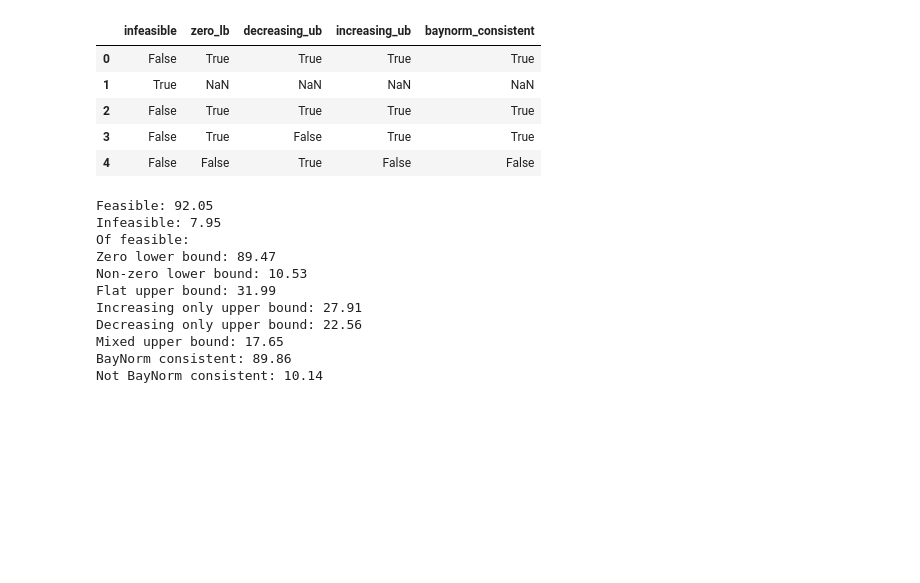
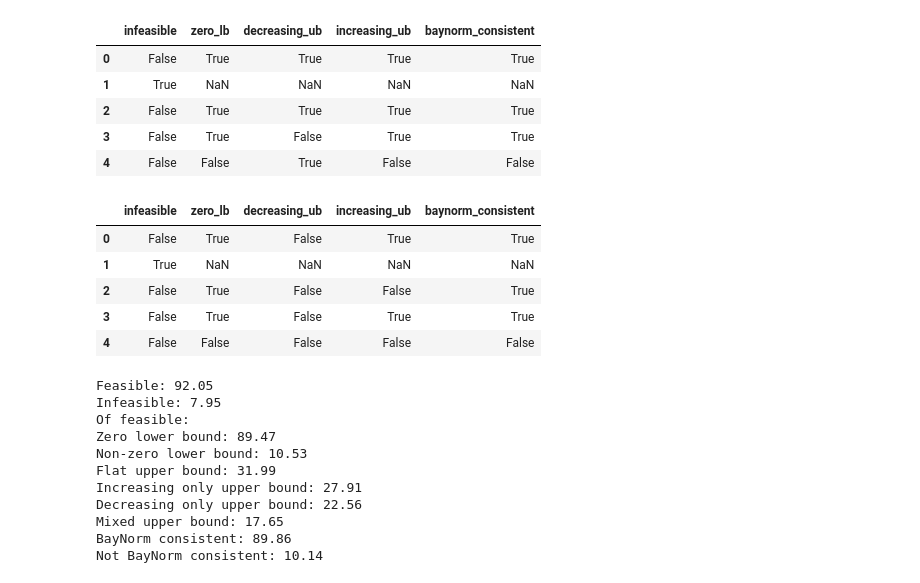
Before and after one commit to willjgh/M4R, a Jupyter notebook: results_analysis.ipynb, the cells around one changed output. Drawn from its saved outputs; the diff is of its cells as text; code cells hidden in the pictures; blank space fills up the shorter version.

```diff
--- a/results_analysis.ipynb
+++ b/results_analysis.ipynb
@@ -307,6 +330,16 @@ CAT_cast_concat.head()
 | 2 | False | True | True | True | True |
 | 3 | False | True | False | True | True |
 | 4 | False | False | True | False | False |
+# %%
+CAT_NLP_cast_concat = categorize(NLP_cast_concat, prior_cast_concat)
+CAT_NLP_cast_concat.head()
+# %% [output]
+|  | infeasible | zero_lb | decreasing_ub | increasing_ub | baynorm_consistent |
+| 0 | False | True | False | True | True |
+| 1 | True | NaN | NaN | NaN | NaN |
+| 2 | False | True | False | False | True |
+| 3 | False | True | False | True | True |
+| 4 | False | False | False | False | False |
 # %%
 summary_statistics(CAT_cast_concat)
 # %% [output]
```
Also changed, not shown: parts of 5 cells of this notebook.
